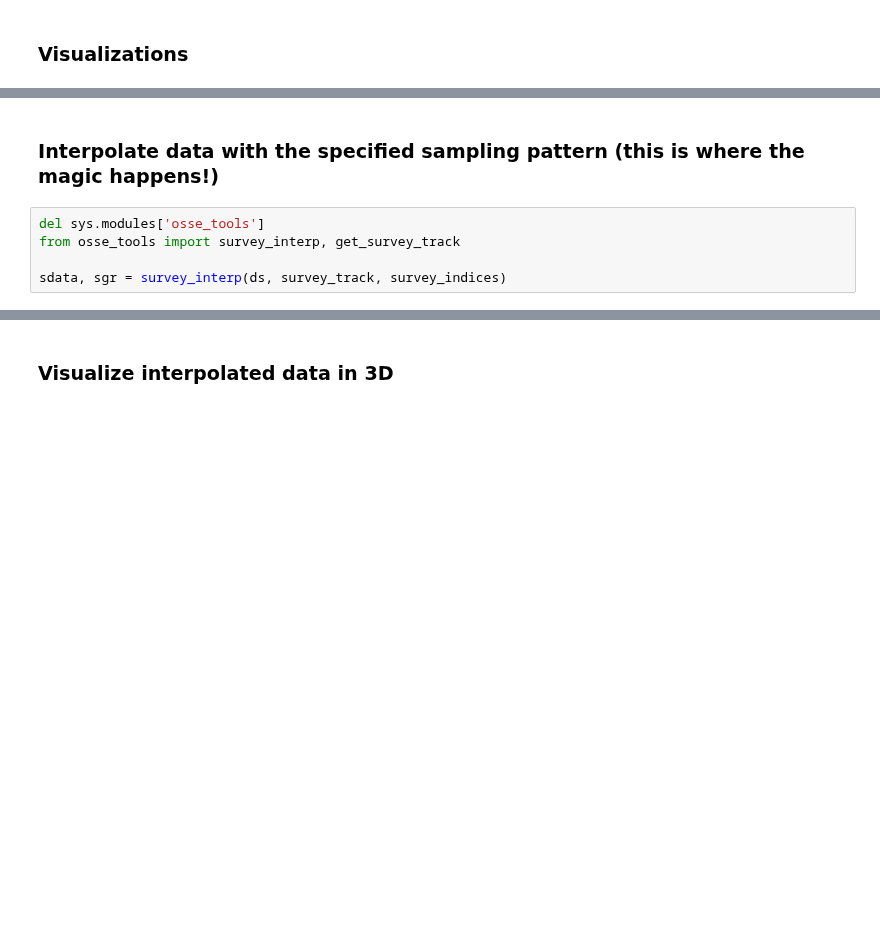
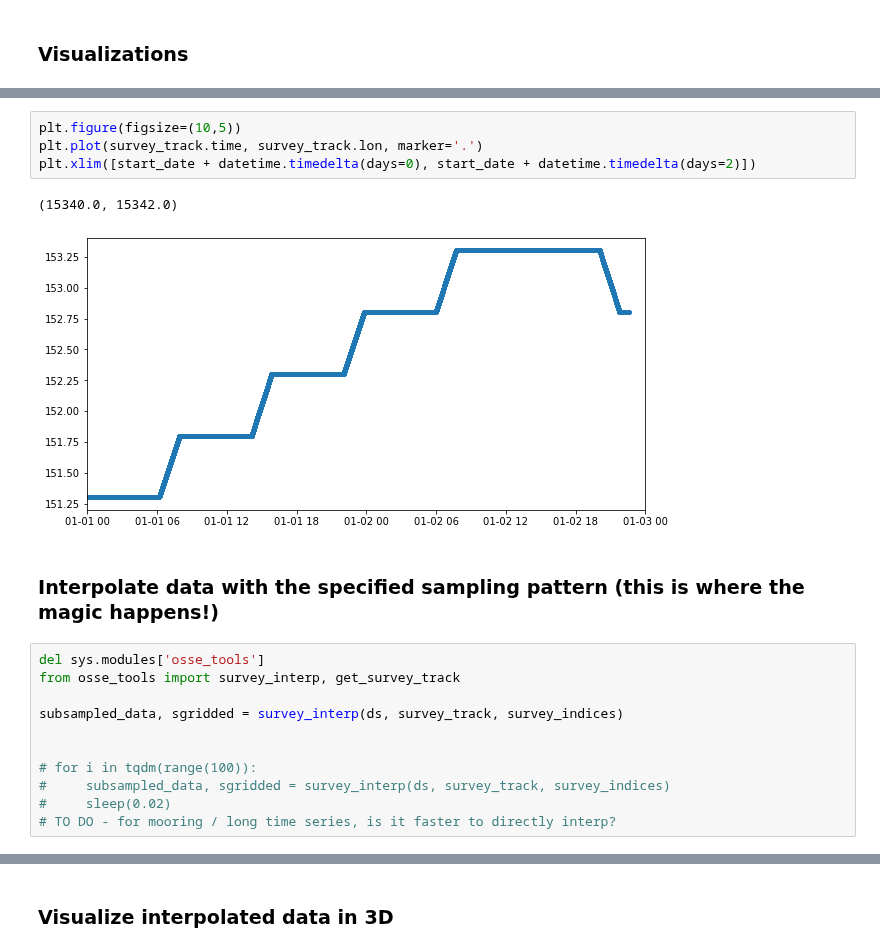
Before and after one commit to kdrushka/model-subsampling, a Jupyter notebook: testing/osse_code.ipynb, the cells around one changed output, grey strips where cells are left out. Drawn from its saved outputs; the diff is of its cells as text; blank space fills up the shorter version.

```diff
--- a/testing/osse_code.ipynb
+++ b/testing/osse_code.ipynb
@@ -156,7 +152,20 @@ plt.show()
+# %%
+plt.figure(figsize=(10,5))
+plt.plot(survey_track.time, survey_track.lon, marker='.')
+plt.xlim([start_date + datetime.timedelta(days=0), start_date + datetime.timedelta(days=2)])
+# %% [output]
+(15340.0, 15342.0)
+[figure, added]
 # %% [markdown]
 ### Interpolate data with the specified sampling pattern (this is where the magic happens!)
 # %%
 del sys.modules['osse_tools']
 from osse_tools import survey_interp, get_survey_track
 
-sdata, sgr = survey_interp(ds, survey_track, survey_indices)
+subsampled_data, sgridded = survey_interp(ds, survey_track, survey_indices)
+
+
+# for i in tqdm(range(100)):
+#     subsampled_data, sgridded = survey_interp(ds, survey_track, survey_indices)
+#     sleep(0.02)
+# TO DO - for mooring / long time series, is it faster to directly interp?
```
Also changed, not shown: parts of 22 cells of this notebook, 3 other files.
